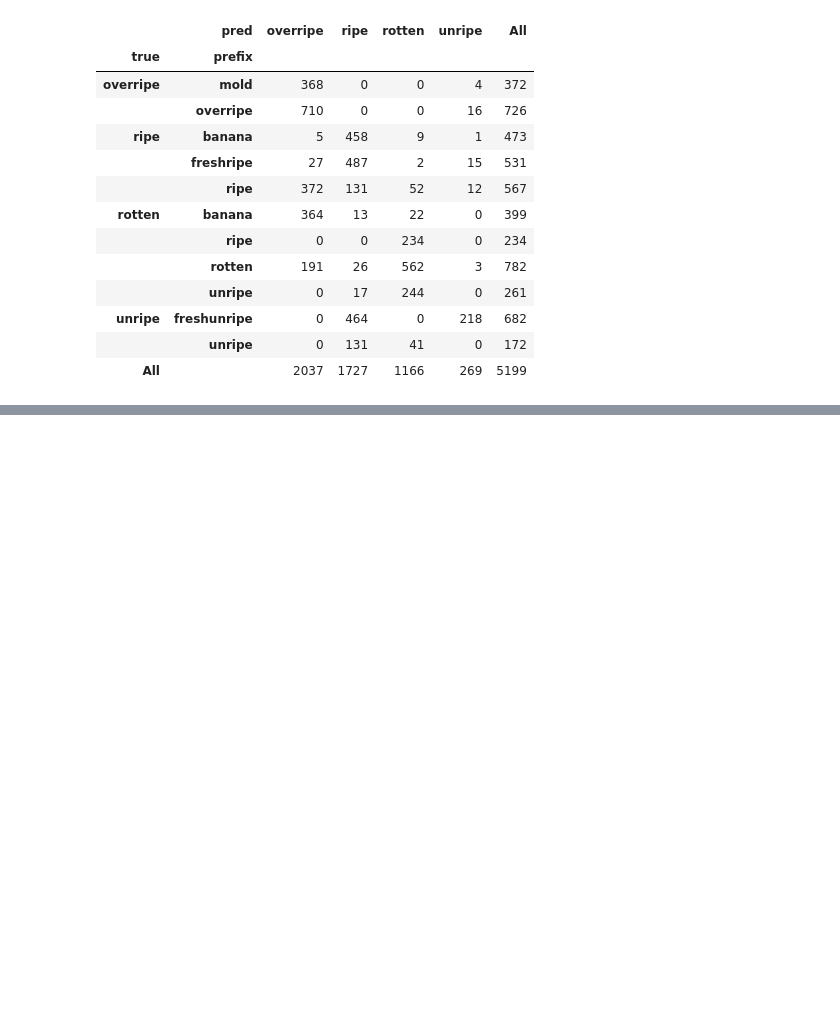
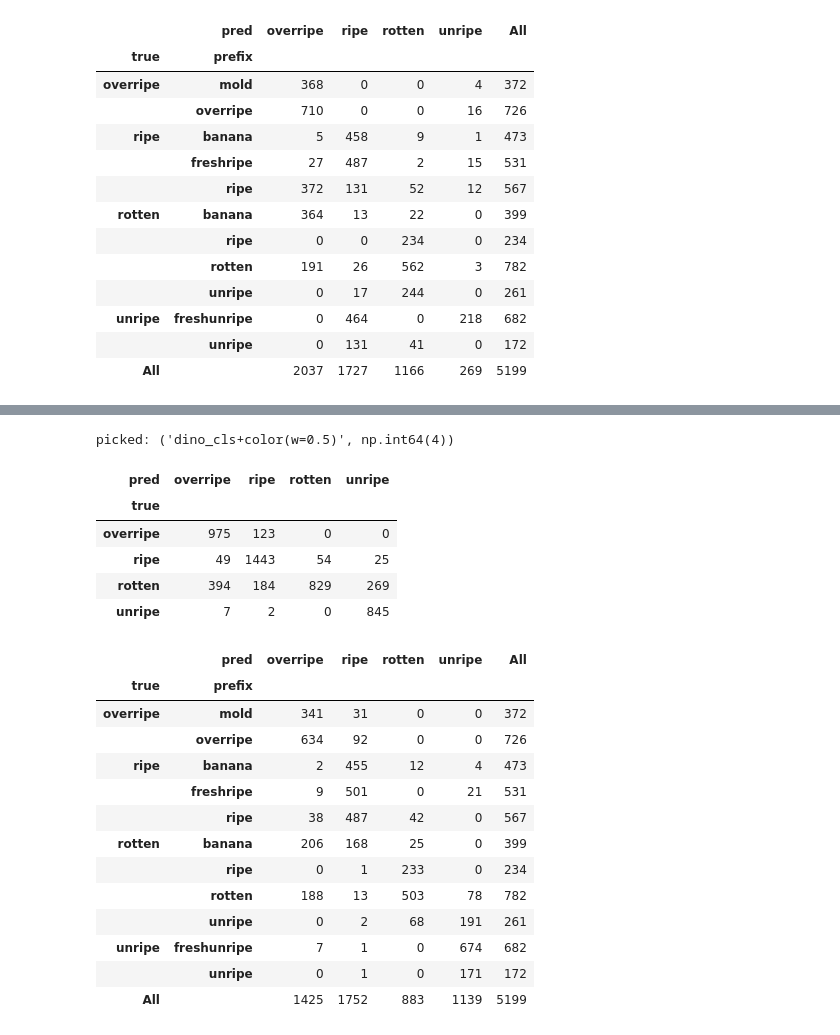
Before and after one commit to AIEngCourses/kcvlbe, a Jupyter notebook: fp/banana-dino.ipynb, the cells around one changed output, grey strips where cells are left out. Saved outputs shown, nothing was run; the diff lists cells and outputs as text; code cells hidden in the pictures; blank space fills up the shorter version.

```diff
--- a/fp/banana-dino.ipynb
+++ b/fp/banana-dino.ipynb
@@ -187,0 +254,30 @@ pd.crosstab([df["true"], df["prefix"]], df["pred"], margins=True)
+# %%
+# Inspect one config: defaults to best ARI; override e.g. PICK = ("dino_cls+color(w=1.0)", 8)
+PICK = res2["ARI"].idxmax()
+y_pred2 = preds2[PICK]
+print("picked:", PICK)
+display(pd.DataFrame(confusion_matrix(y, y_pred2, labels=classes), index=classes, columns=classes)
+        .rename_axis(index="true", columns="pred"))
+pd.crosstab([y, prefix], y_pred2, rownames=["true", "prefix"], colnames=["pred"], margins=True)
+# %% [output]
+picked: ('dino_cls+color(w=0.5)', np.int64(4))
+| pred | overripe | ripe | rotten | unripe |
+| true |  |  |  |  |
+| overripe | 975 | 123 | 0 | 0 |
+| ripe | 49 | 1443 | 54 | 25 |
+| rotten | 394 | 184 | 829 | 269 |
+| unripe | 7 | 2 | 0 | 845 |
+|  | pred | overripe | ripe | rotten | unripe | All |
+| true | prefix |  |  |  |  |  |
+| overripe | mold | 341 | 31 | 0 | 0 | 372 |
+|  | overripe | 634 | 92 | 0 | 0 | 726 |
+| ripe | banana | 2 | 455 | 12 | 4 | 473 |
+|  | freshripe | 9 | 501 | 0 | 21 | 531 |
+|  | ripe | 38 | 487 | 42 | 0 | 567 |
+| rotten | banana | 206 | 168 | 25 | 0 | 399 |
+|  | ripe | 0 | 1 | 233 | 0 | 234 |
+|  | rotten | 188 | 13 | 503 | 78 | 782 |
+|  | unripe | 0 | 2 | 68 | 191 | 261 |
+| unripe | freshunripe | 7 | 1 | 0 | 674 | 682 |
+|  | unripe | 0 | 1 | 0 | 171 | 172 |
+| All |  | 1425 | 1752 | 883 | 1139 | 5199 |
```
Also changed, not shown: parts of 11 cells of this notebook.
